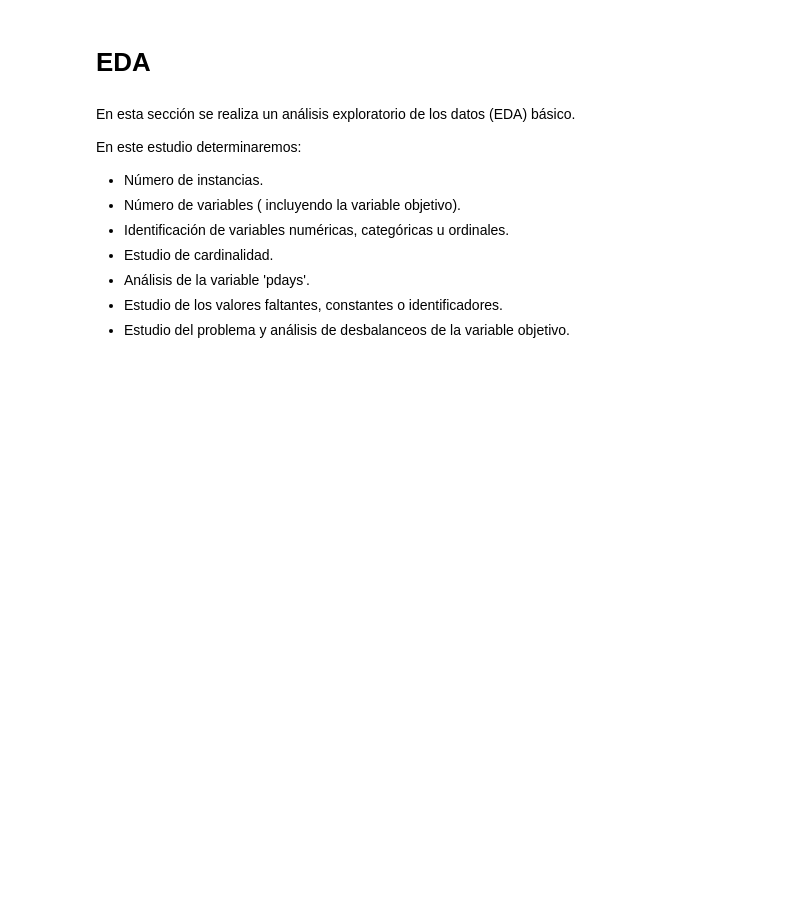
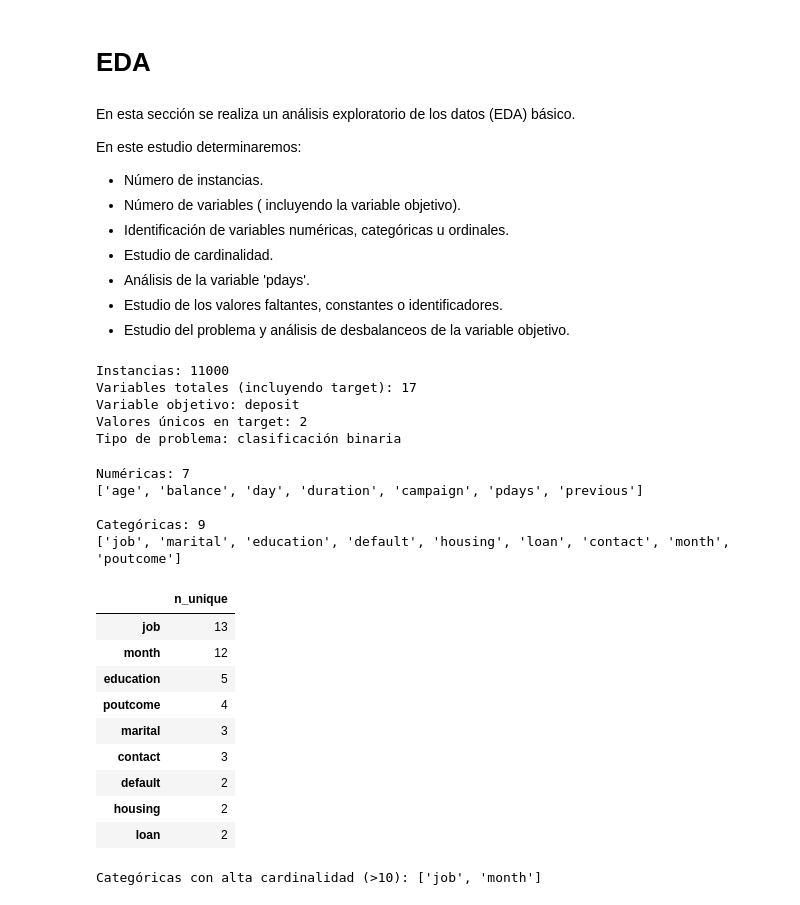
Before and after one commit to 100522401/P1_AA_100522396_100522401, a Jupyter notebook: notebooks/Cuaderno.ipynb, the cells around one changed output. Drawn from its saved outputs; the diff is of its cells as text; code cells hidden in the pictures; blank space fills up the shorter version.

```diff
--- a/notebooks/Cuaderno.ipynb
+++ b/notebooks/Cuaderno.ipynb
@@ -73,3 +74,72 @@ En este estudio determinaremos:
 - Análisis de la variable 'pdays'.
 - Estudio de los valores faltantes, constantes o identificadores.
 - Estudio del problema y análisis de desbalanceos de la variable objetivo.
+# %%
+#Tamaño del dataset y tipo de problema
+n_rows, n_cols = data.shape
+print(f"Instancias: {n_rows}")
+print(f"Variables totales (incluyendo target): {n_cols}")
+
+target = "deposit"
+if target not in data.columns:
+    raise ValueError(f"No existe la variable objetivo '{target}' en el dataset.")
+
+n_unique_target = data[target].nunique(dropna=False)
+print(f"Variable objetivo: {target}")
+print(f"Valores únicos en target: {n_unique_target}")
+
+# La variable 'deposit' indica si suscribe o no: problema de clasificación binaria.
+if n_unique_target == 2:
+    problem_type = "clasificación binaria"
+else:
+    problem_type = "clasificación (revisar codificación de clases)"
+
+print(f"Tipo de problema: {problem_type}")
+# %% [output]
+Instancias: 11000
+Variables totales (incluyendo target): 17
+Variable objetivo: deposit
+Valores únicos en target: 2
+Tipo de problema: clasificación binaria
+# %%
+# 2) Tipos de variables
+X = data.drop(columns=[target])
+
+num_cols = X.select_dtypes(include=["number", "bool"]).columns.tolist()
+cat_cols = X.select_dtypes(include=["object", "category"]).columns.tolist()
+
+print(f"Numéricas: {len(num_cols)}")
+print(num_cols)
+print("\nCategóricas: {0}".format(len(cat_cols)))
+print(cat_cols)
+# %% [output]
+Numéricas: 7
+['age', 'balance', 'day', 'duration', 'campaign', 'pdays', 'previous']
+
+Categóricas: 9
+['job', 'marital', 'education', 'default', 'housing', 'loan', 'contact', 'month', 'poutcome']
+# %%
+# 3) Cardinalidad en variables categóricas
+if len(cat_cols) == 0:
+    print("No hay variables categóricas.")
+else:
+    cardinality = X[cat_cols].nunique(dropna=False).sort_values(ascending=False)
+    display(cardinality.to_frame("n_unique"))
+
+    high_card_cols = cardinality[cardinality > 10].index.tolist()
+    if high_card_cols:
+      print("\nCategóricas con alta cardinalidad (>10):", high_card_cols)
+    else:
+      print("\nCategóricas con alta cardinalidad (>10): ninguna")
+# %% [output]
+|  | n_unique |
+| job | 13 |
+| month | 12 |
+| education | 5 |
+| poutcome | 4 |
+| marital | 3 |
+| contact | 3 |
+| default | 2 |
+| housing | 2 |
+| loan | 2 |
+Categóricas con alta cardinalidad (>10): ['job', 'month']
```
Also changed, not shown: parts of 4 cells of this notebook.
